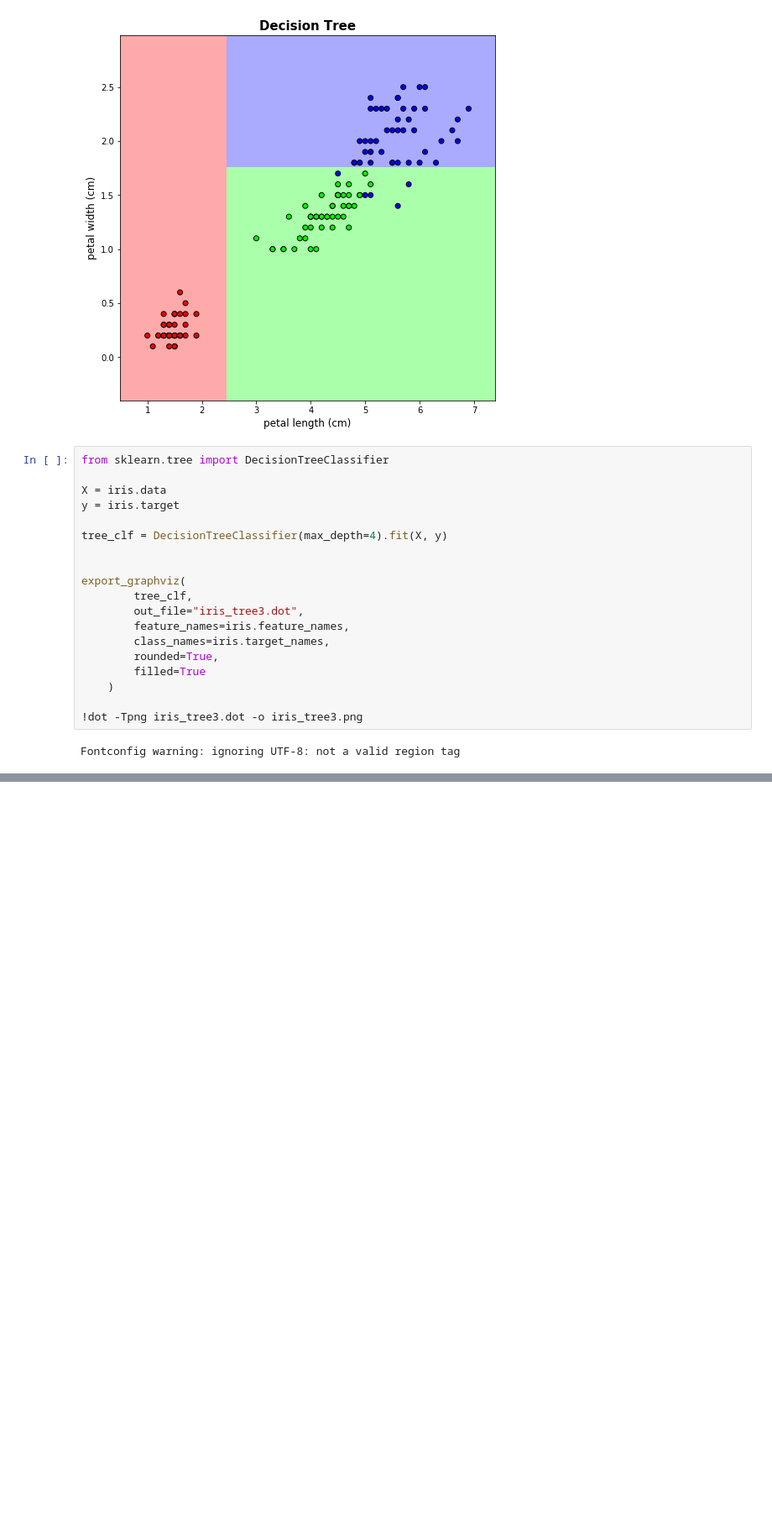
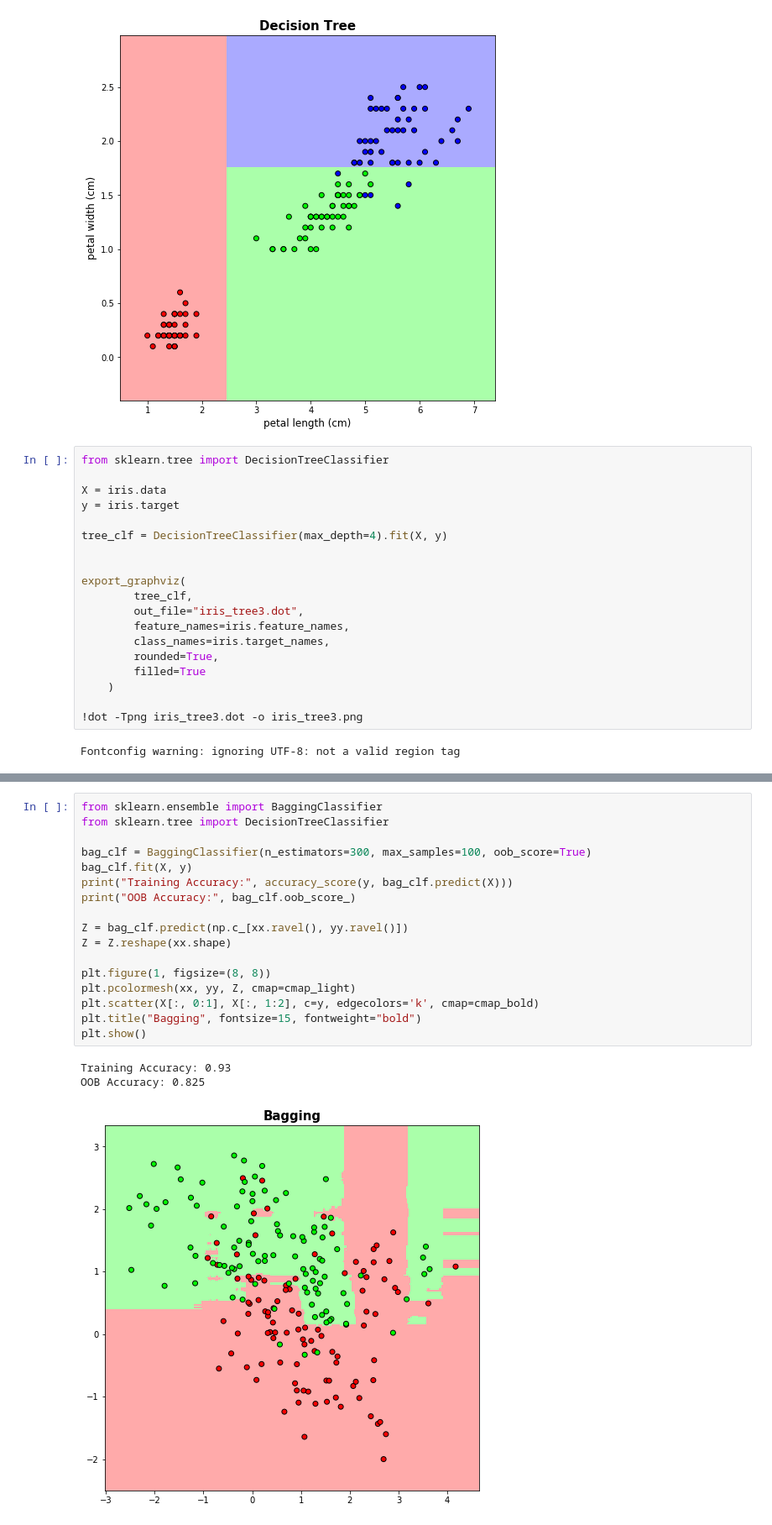
Before and after one commit to anhnguyendepocen/Stat3612, a Jupyter notebook: Lecture8/Lecture8 Tree_based Methods.ipynb, the cells around one changed output, grey strips where cells are left out. Shown at 84% size. Saved outputs shown, nothing was run; the diff lists cells and outputs as text; blank space fills up the shorter version.

```diff
--- a/Lecture8/Lecture8 Tree_based Methods.ipynb
+++ b/Lecture8/Lecture8 Tree_based Methods.ipynb
@@ -156,0 +183,21 @@ Fontconfig warning: ignoring UTF-8: not a valid region tag
+# %%
+from sklearn.ensemble import BaggingClassifier
+from sklearn.tree import DecisionTreeClassifier
+
+bag_clf = BaggingClassifier(n_estimators=300, max_samples=100, oob_score=True)
+bag_clf.fit(X, y)
+print("Training Accuracy:", accuracy_score(y, bag_clf.predict(X)))
+print("OOB Accuracy:", bag_clf.oob_score_)
+
+Z = bag_clf.predict(np.c_[xx.ravel(), yy.ravel()])
+Z = Z.reshape(xx.shape)
+
+plt.figure(1, figsize=(8, 8))
+plt.pcolormesh(xx, yy, Z, cmap=cmap_light)
+plt.scatter(X[:, 0:1], X[:, 1:2], c=y, edgecolors='k', cmap=cmap_bold)
+plt.title("Bagging", fontsize=15, fontweight="bold")
+plt.show()
+# %% [output]
+Training Accuracy: 0.93
+OOB Accuracy: 0.825
+[figure, added]
```
Also changed, not shown: parts of 11 cells of this notebook, 4 other files.
